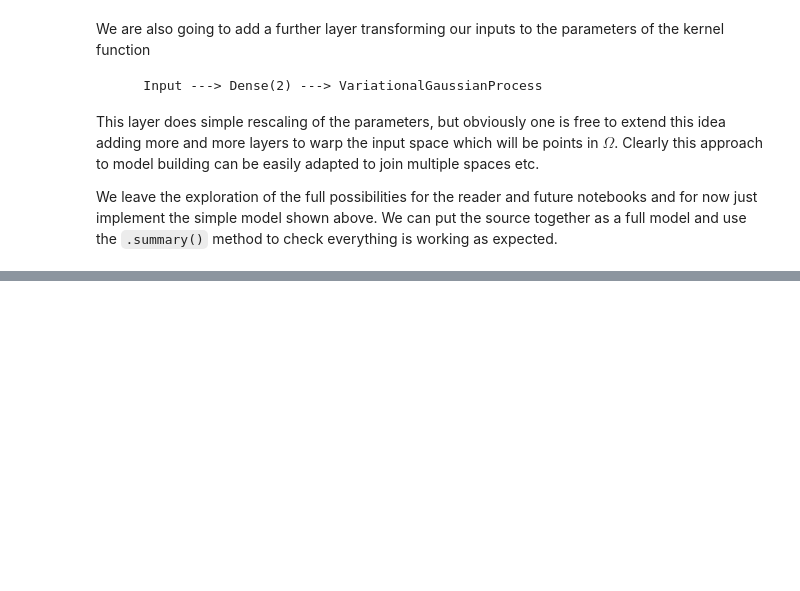
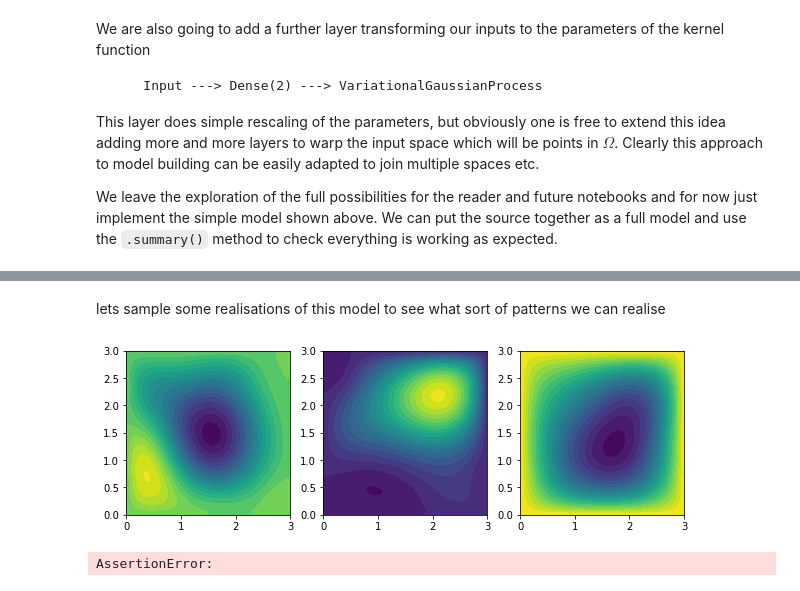
Before and after one commit to danieljtait/tenfem, a Jupyter notebook: examples/notebooks/pde_gp.ipynb, the cells around one changed output, grey strips where cells are left out. Saved outputs shown, nothing was run; the diff lists cells and outputs as text; code cells hidden in the pictures; blank space fills up the shorter version.

```diff
--- a/examples/notebooks/pde_gp.ipynb
+++ b/examples/notebooks/pde_gp.ipynb
@@ -239,0 +244,5 @@ _________________________________________________________________
+# %%
+element = tenfem.reference_elements.TriangleElement(degree=2, dtype=tf_dtype)
+quad_mesh = tenfem.mesh.triangle.convert_linear_to_quadratic(mesh)
+
+diffusion_coefficient = lambda x: tf.ones_like(x[..., 0])[..., tf.newaxis] # tfkl.Dense(1, activation='softplus')
@@ -239,0 +281,24 @@ _________________________________________________________________
+# %%
+mesh_provider = tenfem.layers.MeshProvider(quad_mesh, element)
+
+ud = lambda x: tf.zeros_like(x[..., 0])[..., tf.newaxis]
+
+gp_pde = tenfem.layers.LinearEllipticOperator(
+    diffusion_coefficient=diffusion_coefficient,
+    source=source,
+    boundary_values=ud,
+    reference_element=element)
+
+interp = tenfem.layers.TriangleMeshInterpolator(
+    tri_finder = mesh._triang.get_trifinder(),
+    reference_element=element)
+
+# create the model using the tf.keras functional API
+inputs = tfkl.Input(shape=(2, ))
+mesh_tensor_repr = mesh_provider(inputs)
+
+u = gp_pde(mesh_tensor_repr)  # solution of the model at the tensor nodes
+outputs = interp([inputs, u, mesh_tensor_repr])
+
+gp_pde_model = tfk.Model(inputs=inputs, outputs=outputs)
+gp_pde_model.summary()
@@ -240,3 +323,26 @@ _________________________________________________________________
+# %% [markdown]
+lets sample some realisations of this model to see what sort of patterns we can realise
+# %%
+xx = np.linspace(0., np.max(mesh.nodes[:, 0]))
+yy = np.linspace(0., np.max(mesh.nodes[:, 1]))
+xx, yy = np.meshgrid(xx, yy)
+points = np.column_stack((xx.ravel(), yy.ravel()))
+
+fig, axes = plt.subplots(ncols=3, figsize=(10, 5))
+
+for i in range(3):
+    #u = interp([points, source(quad_mesh.get_tensor_repr()), quad_mesh.get_tensor_repr()])
+    #u = u.numpy().reshape(xx.shape)
+    u = gp_pde_model(points).numpy().reshape(xx.shape)
+    axes[i].contourf(xx, yy, u, levels=20)
+for ax in axes.flatten():
+    ax.set_aspect('equal')
+# %% [output]
+[figure, added]
+# %%
+assert(False)
+# %% [output]
+AssertionError:
 # %%
 # GP model to give the boundary values
 inputs = tfkl.Input(2)
```
Also changed, not shown: parts of 26 cells of this notebook, 3 other files.
